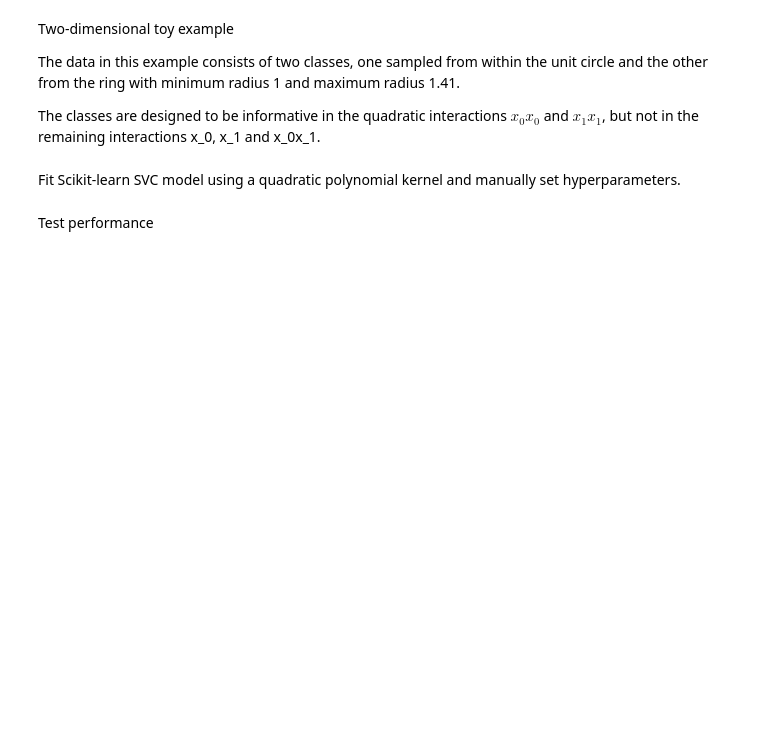
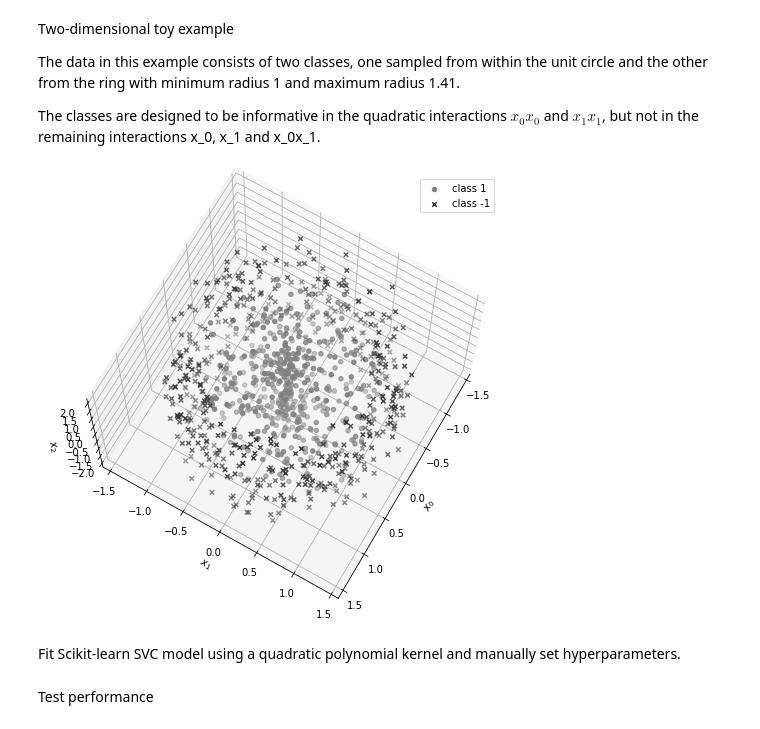
Before and after one commit to rikardvinge/explainpolysvm, a Jupyter notebook: examples/3d_tubes/feature_importance_3d.ipynb, the cells around one changed output. Cells and saved outputs as stored; diff of their text form; code cells hidden in the pictures; blank space fills up the shorter version.

```diff
--- a/examples/3d_tubes/feature_importance_3d.ipynb
+++ b/examples/3d_tubes/feature_importance_3d.ipynb
@@ -14,42 +14,51 @@ from explainpolysvm import expsvm
 import matplotlib.pyplot as plt
 from sklearn.model_selection import train_test_split
 from sklearn.svm import SVC
+# %%
+save_figs = False
 # %%
 n_train_per_class = 500  # We will later remove 25 samples per class to a test set.
+def generate_data(n_per_class):
+    # Radii for rings
+    r_min1 = 0.
+    r_max1 = 1.05
+    r_min2 = 0.95
+    r_max2 = 1.41
+    z_min = -2
+    z_max = 2
 
-# Radii for rings
-r_min1 = 0.
-r_max1 = 1.05
-r_min2 = 0.95
-r_max2 = 1.41
-z_min = -2
-z_max = 2
+    # Sample from classes
+    phi1 = 2 * np.pi * np.random.rand(n_train_per_class)
+    r1 = r_min1 + (r_max1 - r_min1) * np.random.rand(n_train_per_class, 1)
+    z1 = z_min + (z_max-z_min)*np.random.rand(n_train_per_class,1)
+    X1 = np.concatenate((np.multiply(r1, np.transpose(np.array((np.cos(phi1), np.sin(phi1))))),z1),axis=1)
 
-# Sample from classes
-phi_train1 = 2 * np.pi * np.random.rand(n_train_per_class)
-r_train1 = r_min1 + (r_max1 - r_min1) * np.random.rand(n_train_per_class, 1)
-z_train1 = z_min + (z_max-z_min)*np.random.rand(n_train_per_class,1)
-X_train1 = np.concatenate((np.multiply(r_train1, np.transpose(np.array((np.cos(phi_train1), np.sin(phi_train1))))),z_train1),axis=1)
+    phi2 = 2 * np.pi * np.random.rand(n_train_per_class)
+    r2 = r_min2 + (r_max2 - r_min2) * np.random.rand(n_train_per_class, 1)
+    z2 = z_min + (z_max-z_min)*np.random.rand(n_train_per_class,1)
+    X2 = np.concatenate((np.multiply(r2, np.transpose(np.array((np.cos(phi2), np.sin(phi2))))),z2),axis=1)
 
-phi_train2 = 2 * np.pi * np.random.rand(n_train_per_class)
-r_train2 = r_min2 + (r_max2 - r_min2) * np.random.rand(n_train_per_class, 1)
-z_train2 = z_min + (z_max-z_min)*np.random.rand(n_train_per_class,1)
-X_train2 = np.concatenate((np.multiply(r_train2, np.transpose(np.array((np.cos(phi_train2), np.sin(phi_train2))))),z_train2),axis=1)
+    return X1, X2
+
+X_train1, X_train2 = generate_data(n_train_per_class)
 # %%
 # fig, ax = plt.subplots(1,1, figsize=(5,5))
 fig = plt.figure(figsize=(8,8))
 ax = fig.add_subplot(projection='3d')
 ax.scatter(X_train1[:,0], X_train1[:,1], X_train1[:,2], color=[0.5, 0.5, 0.5])
 ax.scatter(X_train2[:,0], X_train2[:,1], X_train2[:,2], color=[0.2, 0.2, 0.2], marker='x')
 # ax.set_aspect('equal', adjustable='box')
 plt.legend(['class 1', 'class -1'])
 ax.set_xlabel('$x_0$')
 ax.set_ylabel('$x_1$')
 ax.set_zlabel('$x_2$')
 ax.view_init(70,30)
 
-plt.savefig('./training_data_3d.png', dpi=300, facecolor='white')
+if save_figs:
+    plt.savefig('./training_data_3d.png', dpi=300, facecolor='white')
 plt.draw()
+# %% [output]
+[figure, added]
 # %% [markdown]
 Fit Scikit-learn SVC model using a quadratic polynomial kernel and manually set hyperparameters.
 # %%
```
Also changed, not shown: parts of 8 cells of this notebook, 13 other files.
